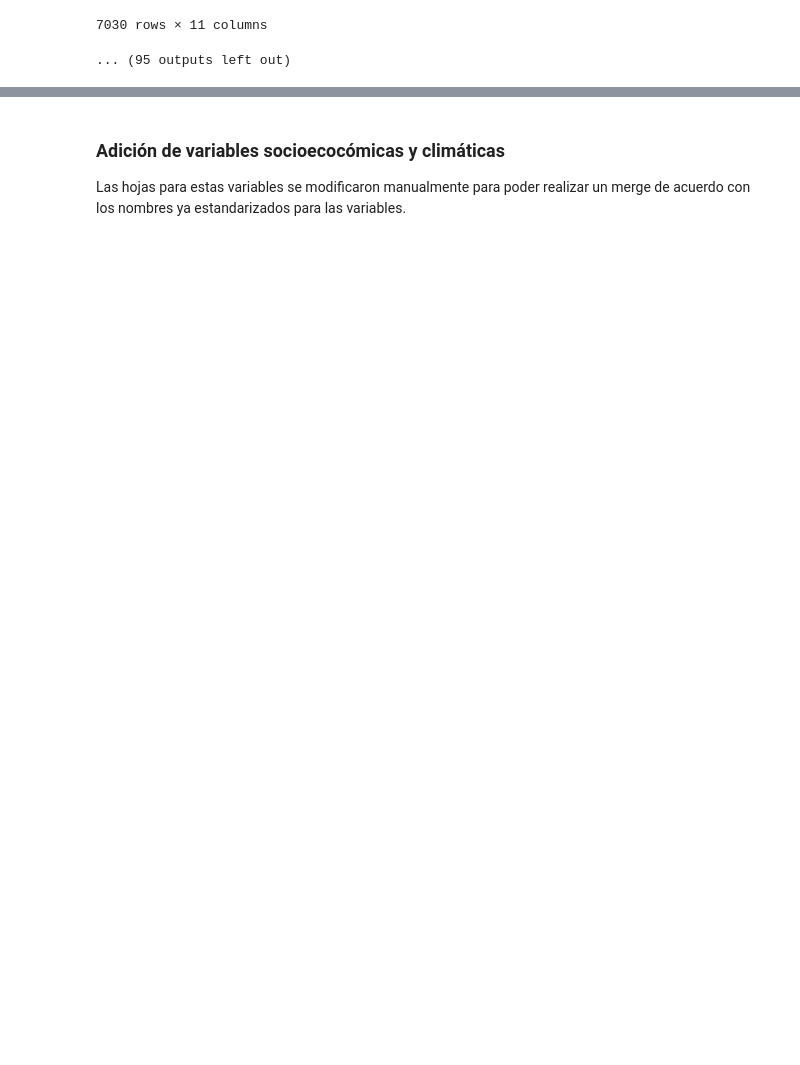
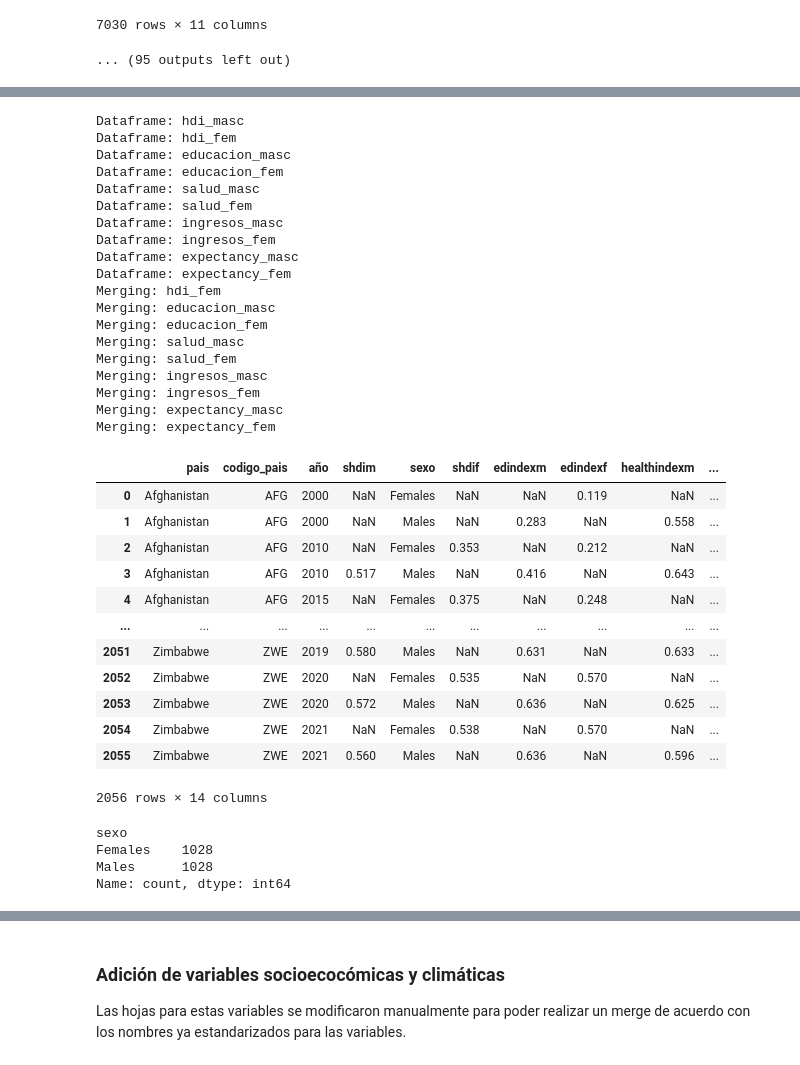
Before and after one commit to P-arsimony/DALY_DataAnalysis, a Jupyter notebook: Data_Cleaning_ByCountry.ipynb, the cells around one changed output, grey strips where cells are left out. Drawn from its saved outputs; the diff is of its cells as text; code cells hidden in the pictures; blank space fills up the shorter version.

Commit message:
Nuevos perfiles y código para obtener variables socioeconómicas y, además, adicionar información alrededor de la población afectada.

```diff
--- a/Data_Cleaning_ByCountry.ipynb
+++ b/Data_Cleaning_ByCountry.ipynb
@@ -290,0 +469,79 @@ Año: 2010, Edad: 30-49
+# %%
+# Se hará un loop para ello. Sin embargo, conviene hacer un merge de todo dado que comparten las variables: "Country",	"Continent",	"ISO_Code",	"Level", "GDLCODE",	"Region", "Year"
+columnas_merge = ['Country', 'Continent', 'ISO_Code', 'Level', 'GDLCODE', 'Region', 'Year']
+fem = []
+masc = []
+
+# Loop para desarrollo humano.
+dataframes_desarrollo = {}
+
+for key, path in development_paths.items():
+    print(f"Dataframe: {key}")
+    df = pd.read_csv(path, encoding='latin-1')
+
+    # Agregamos una columna adicional de "sexo" para clasificar cada dataframe de acuerdo con el sexo.
+    # Clasificar por sexo basado en el nombre de la llave
+    if key.endswith('_fem') or 'women' in key.lower():
+        df['sexo'] = 'Females'
+        fem.append(key)
+    elif key.endswith('_masc') or 'men' in key.lower():
+        df['sexo'] = 'Males'
+        masc.append(key)
+
+    dataframes_desarrollo[key] = df
+
+# Tomamos cualquier de los DataFrames (Todos tienen la misma estructura)
+df_hdi_base = dataframes_desarrollo['hdi_masc'].copy()
+
+for key, df in dataframes_desarrollo.items():
+    if key != 'hdi_masc':  # Evitar merge consigo mismo
+        print(f"Merging: {key}")
+        df_hdi_base = pd.merge(
+            df_hdi_base,
+            df,
+            on=columnas_merge + ['sexo'],  #
+            how='outer',  # outer para conservar todas las combinaciones
+            suffixes=('', f'_{key}')  # Para evitar columnas duplicadas
+        )
+
+df_hdi_base = df_hdi_base.drop(columns = ['Continent', 'Level', 'GDLCODE', 'Region'])
+df_hdi_base = df_hdi_base.rename(columns={'Country': 'pais', 'ISO_Code': 'codigo_pais', 'Year': 'año'})
+display(df_hdi_base)
+print(df_hdi_base['sexo'].value_counts())
+# %% [output]
+Dataframe: hdi_masc
+Dataframe: hdi_fem
+Dataframe: educacion_masc
+Dataframe: educacion_fem
+Dataframe: salud_masc
+Dataframe: salud_fem
+Dataframe: ingresos_masc
+Dataframe: ingresos_fem
+Dataframe: expectancy_masc
+Dataframe: expectancy_fem
+Merging: hdi_fem
+Merging: educacion_masc
+Merging: educacion_fem
+Merging: salud_masc
+Merging: salud_fem
+Merging: ingresos_masc
+Merging: ingresos_fem
+Merging: expectancy_masc
+Merging: expectancy_fem
+|  | pais | codigo_pais | año | shdim | sexo | shdif | edindexm | edindexf | healthindexm | ... |
+| 0 | Afghanistan | AFG | 2000 | NaN | Females | NaN | NaN | 0.119 | NaN | ... |
+| 1 | Afghanistan | AFG | 2000 | NaN | Males | NaN | 0.283 | NaN | 0.558 | ... |
+| 2 | Afghanistan | AFG | 2010 | NaN | Females | 0.353 | NaN | 0.212 | NaN | ... |
+| 3 | Afghanistan | AFG | 2010 | 0.517 | Males | NaN | 0.416 | NaN | 0.643 | ... |
+| 4 | Afghanistan | AFG | 2015 | NaN | Females | 0.375 | NaN | 0.248 | NaN | ... |
+| ... | ... | ... | ... | ... | ... | ... | ... | ... | ... | ... |
+| 2051 | Zimbabwe | ZWE | 2019 | 0.580 | Males | NaN | 0.631 | NaN | 0.633 | ... |
+| 2052 | Zimbabwe | ZWE | 2020 | NaN | Females | 0.535 | NaN | 0.570 | NaN | ... |
+| 2053 | Zimbabwe | ZWE | 2020 | 0.572 | Males | NaN | 0.636 | NaN | 0.625 | ... |
+| 2054 | Zimbabwe | ZWE | 2021 | NaN | Females | 0.538 | NaN | 0.570 | NaN | ... |
+| 2055 | Zimbabwe | ZWE | 2021 | 0.560 | Males | NaN | 0.636 | NaN | 0.596 | ... |
+2056 rows × 14 columns
+sexo
+Females    1028
+Males      1028
+Name: count, dtype: int64
```
Also changed, not shown: parts of 29 cells of this notebook, 1 other file.
